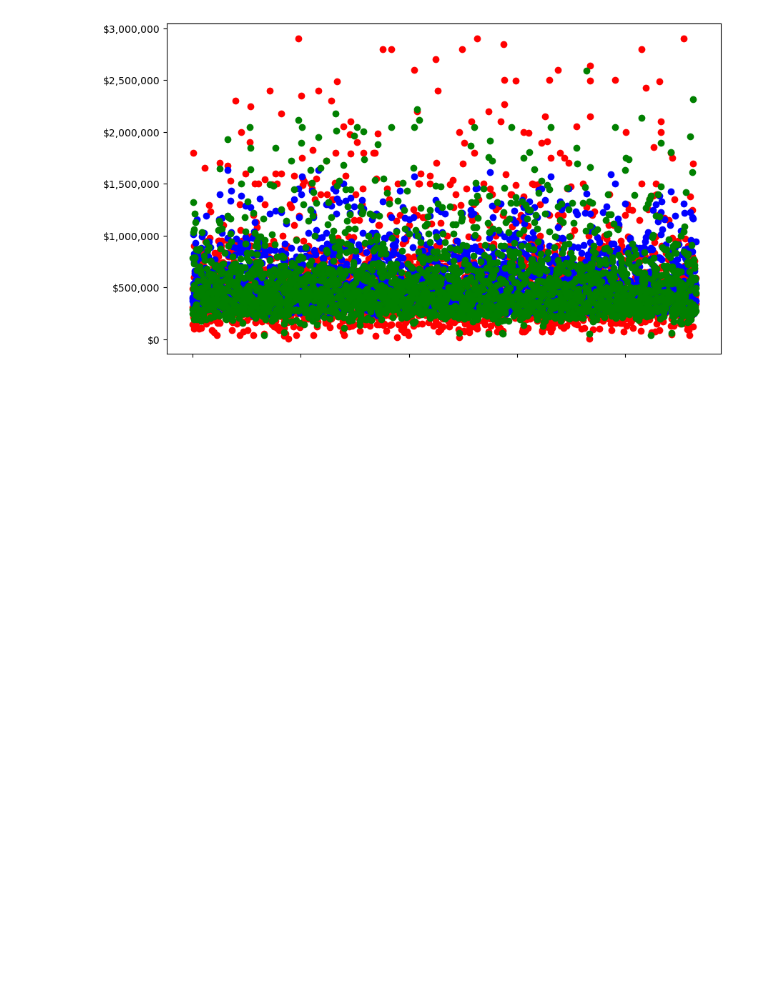
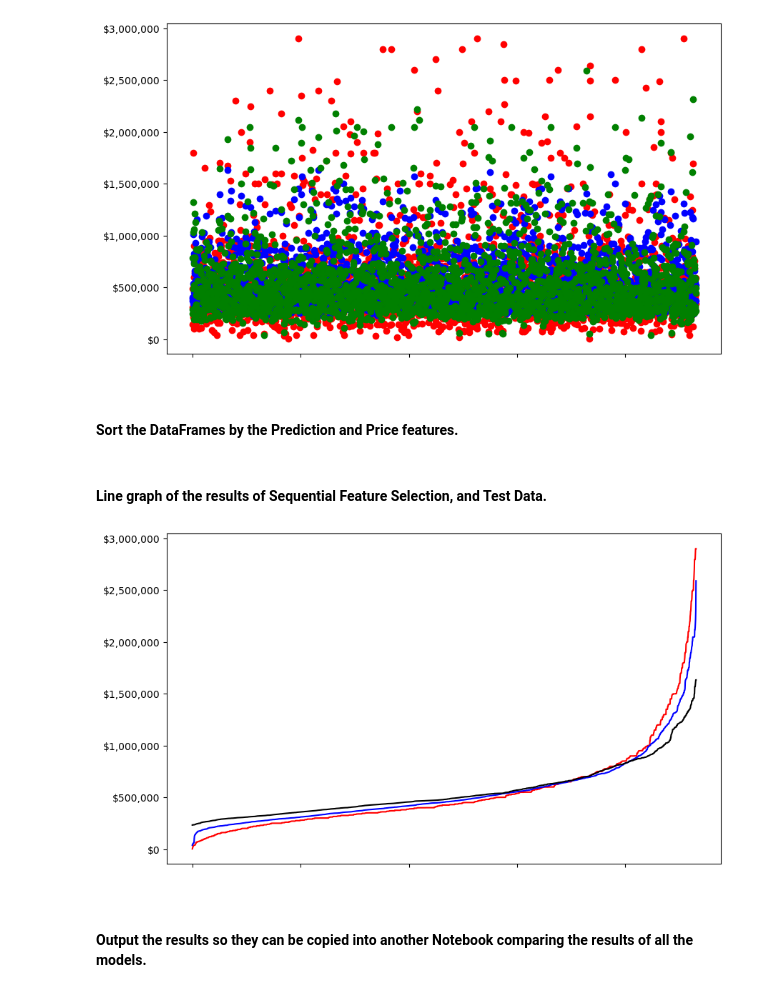
Before and after one commit to jiml-mlai-bootcamp-ucberkeley/Capstone_1, a Jupyter notebook: nj/KNeighbors LatLong.ipynb, the cells around one changed output. Drawn from its saved outputs; the diff is of its cells as text; code cells hidden in the pictures; blank space fills up the shorter version.

```diff
--- a/nj/KNeighbors LatLong.ipynb
+++ b/nj/KNeighbors LatLong.ipynb
@@ -187,6 +196,34 @@ plt.scatter(knn_sfs_predict_df.index,knn_sfs_predict_df["prediction"], color="gr
 plt.show()
 # %% [output]
 [figure]
+# %% [markdown]
+#### Sort the DataFrames by the Prediction and Price features.
+# %%
+knn_bp_predict_df.sort_values(by='prediction', inplace=True)
+knn_bp_predict_df.reset_index(inplace=True)
+
+knn_sfs_predict_df.sort_values(by='prediction', inplace=True)
+knn_sfs_predict_df.reset_index(inplace=True)
+
+y_test_df.sort_values(by='price', inplace=True)
+y_test_df.reset_index(inplace=True)
+# %% [markdown]
+#### Line graph of the results of Sequential Feature Selection, and Test Data.
+# %%
+fig, ax = plt.subplots(figsize=(10, 6))
+
+ax.ticklabel_format(style='plain')
+ax.yaxis.set_major_formatter('${x:1,.0f}')
+ax.xaxis.set_major_formatter(' ')
+
+plt.plot(y_test_df.index,y_test_df["price"], color="red")
+plt.plot(knn_sfs_predict_df.index,knn_sfs_predict_df["prediction"], color="blue")
+plt.plot(knn_bp_predict_df.index,knn_bp_predict_df["prediction"], color="black")
+plt.show()
+# %% [output]
+[figure, added]
+# %% [markdown]
+#### Output the results so they can be copied into another Notebook comparing the results of all the models.
 # %%
 results_dict
 # %% [output]
```
Also changed, not shown: parts of 12 cells of this notebook, 2 other files.
